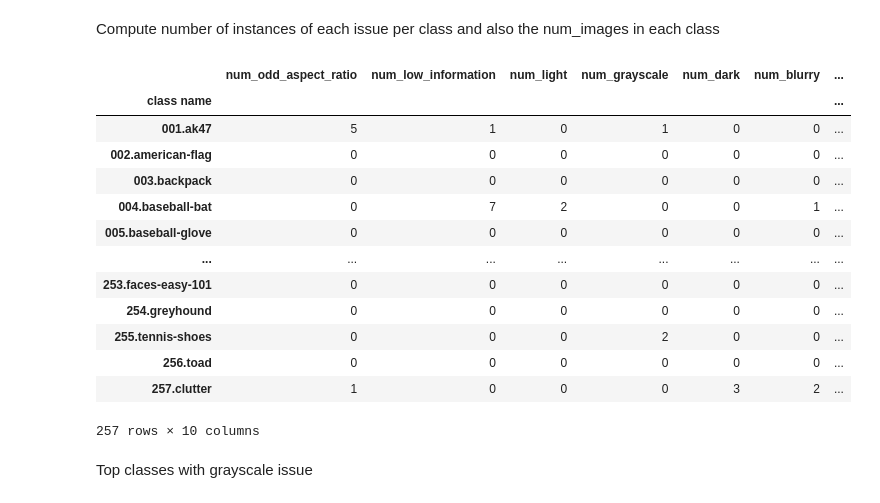
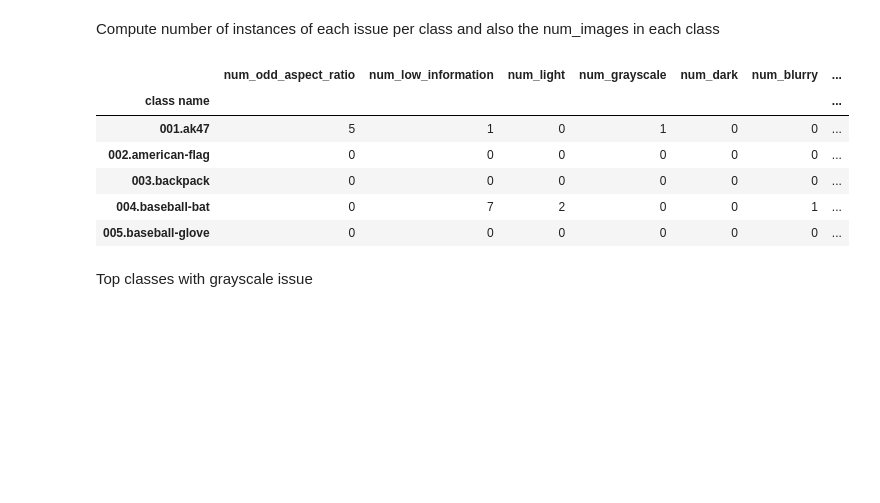
Before and after one commit to cleanlab/cleanvision-examples, a Jupyter notebook: caltech256.ipynb, the cells around one changed output. Drawn from its saved outputs; the diff is of its cells as text; code cells hidden in the pictures; blank space fills up the shorter version.

```diff
--- a/caltech256.ipynb
+++ b/caltech256.ipynb
@@ -133,22 +129,15 @@ issues_per_class = issues_df.groupby("class name").agg(
     num_images=pd.NamedAgg(column="class name", aggfunc="count"),
 )
 # %%
-issues_per_class
+issues_per_class.head()
 # %% [output]
 |  | num_odd_aspect_ratio | num_low_information | num_light | num_grayscale | num_dark | num_blurry | ... |
 | class name |  |  |  |  |  |  | ... |
 | 001.ak47 | 5 | 1 | 0 | 1 | 0 | 0 | ... |
 | 002.american-flag | 0 | 0 | 0 | 0 | 0 | 0 | ... |
 | 003.backpack | 0 | 0 | 0 | 0 | 0 | 0 | ... |
 | 004.baseball-bat | 0 | 7 | 2 | 0 | 0 | 1 | ... |
 | 005.baseball-glove | 0 | 0 | 0 | 0 | 0 | 0 | ... |
-| ... | ... | ... | ... | ... | ... | ... | ... |
-| 253.faces-easy-101 | 0 | 0 | 0 | 0 | 0 | 0 | ... |
-| 254.greyhound | 0 | 0 | 0 | 0 | 0 | 0 | ... |
-| 255.tennis-shoes | 0 | 0 | 0 | 2 | 0 | 0 | ... |
-| 256.toad | 0 | 0 | 0 | 0 | 0 | 0 | ... |
-| 257.clutter | 1 | 0 | 0 | 0 | 3 | 2 | ... |
-257 rows × 10 columns
 # %% [markdown]
 Top classes with grayscale issue
 # %%
```
Also changed, not shown: parts of 7 cells of this notebook.
